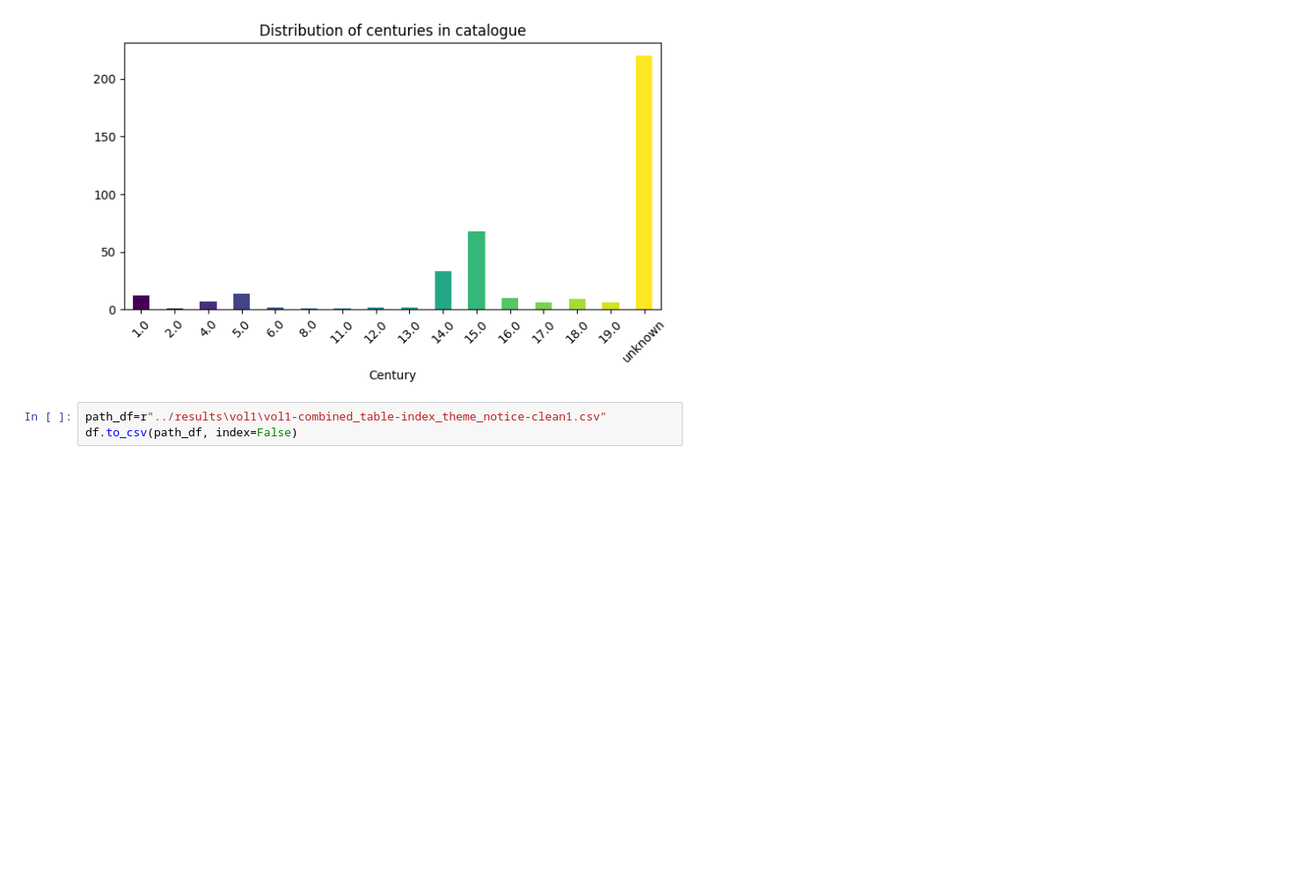
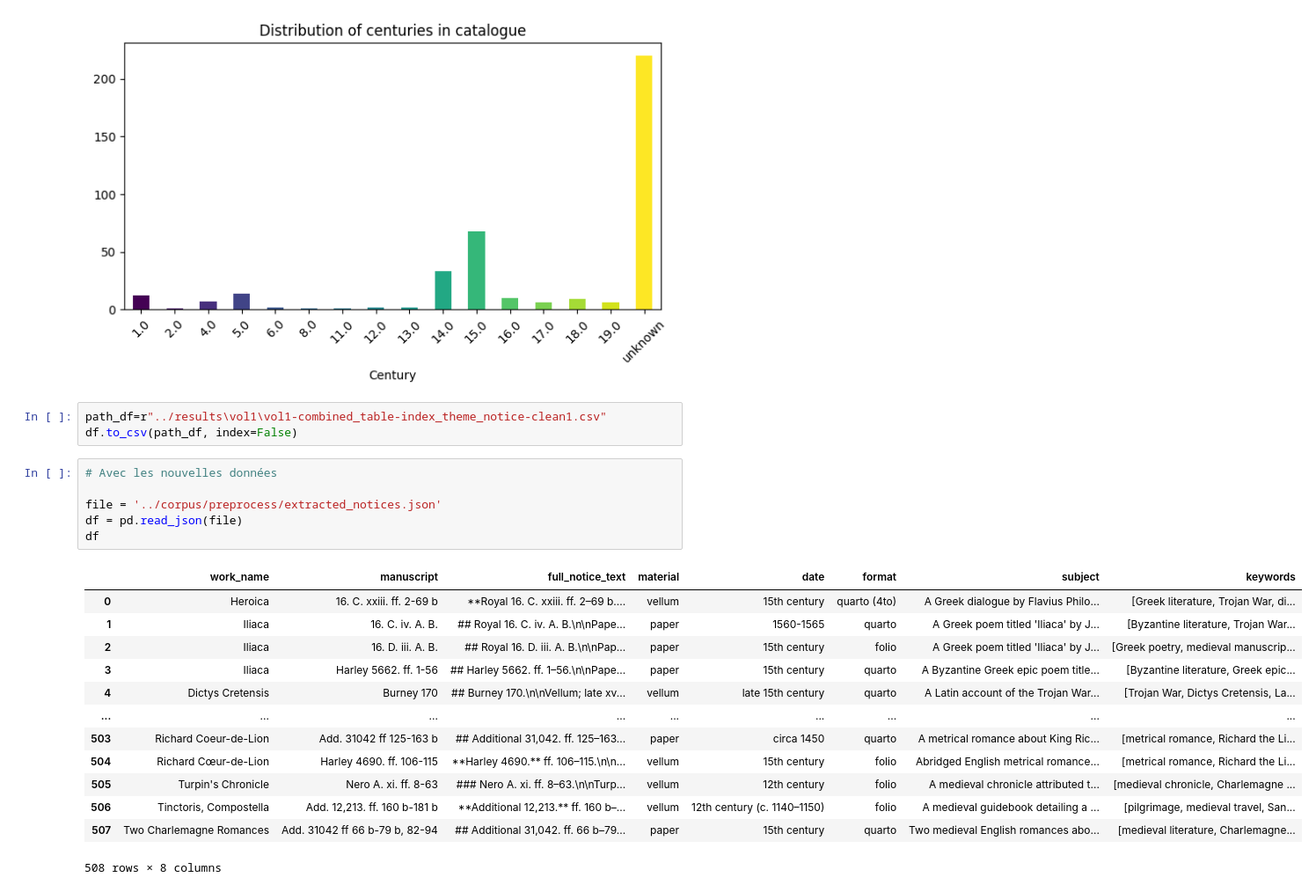
Before and after one commit to MathiasGarnier/CATASCRIPT, a Jupyter notebook: scripts/test_desc.ipynb, the cells around one changed output. Shown at 88% size. Cells and saved outputs as stored; diff of their text form; blank space fills up the shorter version.

```diff
--- a/scripts/test_desc.ipynb
+++ b/scripts/test_desc.ipynb
@@ -374,3 +374,23 @@ Name: count, dtype: int64
 # %%
 path_df=r"../results\vol1\vol1-combined_table-index_theme_notice-clean1.csv"
 df.to_csv(path_df, index=False)
+# %%
+# Avec les nouvelles données
+
+file = '../corpus/preprocess/extracted_notices.json'
+df = pd.read_json(file)
+df
+# %% [output]
+|  | work_name | manuscript | full_notice_text | material | date | format | subject | keywords |
+| 0 | Heroica | 16. C. xxiii. ff. 2-69 b | **Royal 16. C. xxiii. ff. 2–69 b.... | vellum | 15th century | quarto (4to) | A Greek dialogue by Flavius Philo... | [Greek literature, Trojan War, di... |
+| 1 | Iliaca | 16. C. iv. A. B. | ## Royal 16. C. iv. A. B.\n\nPape... | paper | 1560-1565 | quarto | A Greek poem titled 'Iliaca' by J... | [Byzantine literature, Trojan War... |
+| 2 | Iliaca | 16. D. iii. A. B. | ## Royal 16. D. iii. A. B.\n\nPap... | paper | 15th century | folio | A Greek poem titled 'Iliaca' by J... | [Greek poetry, medieval manuscrip... |
+| 3 | Iliaca | Harley 5662. ff. 1-56 | ## Harley 5662. ff. 1–56.\n\nPape... | paper | 15th century | quarto | A Byzantine Greek epic poem title... | [Byzantine literature, Greek epic... |
+| 4 | Dictys Cretensis | Burney 170 | ## Burney 170.\n\nVellum; late xv... | vellum | late 15th century | quarto | A Latin account of the Trojan War... | [Trojan War, Dictys Cretensis, La... |
+| ... | ... | ... | ... | ... | ... | ... | ... | ... |
+| 503 | Richard Coeur-de-Lion | Add. 31042 ff 125-163 b | ## Additional 31,042. ff. 125–163... | paper | circa 1450 | quarto | A metrical romance about King Ric... | [metrical romance, Richard the Li... |
+| 504 | Richard Cœur-de-Lion | Harley 4690. ff. 106-115 | **Harley 4690.** ff. 106–115.\n\n... | vellum | 15th century | folio | Abridged English metrical romance... | [metrical romance, Richard the Li... |
+| 505 | Turpin's Chronicle | Nero A. xi. ff. 8-63 | ### Nero A. xi. ff. 8–63.\n\nTurp... | vellum | 12th century | folio | A medieval chronicle attributed t... | [medieval chronicle, Charlemagne ... |
+| 506 | Tinctoris, Compostella | Add. 12,213. ff. 160 b-181 b | **Additional 12,213.** ff. 160 b–... | vellum | 12th century (c. 1140–1150) | folio | A medieval guidebook detailing a ... | [pilgrimage, medieval travel, San... |
+| 507 | Two Charlemagne Romances | Add. 31042 ff 66 b-79 b, 82-94 | ## Additional 31,042. ff. 66 b–79... | paper | 15th century | quarto | Two medieval English romances abo... | [medieval literature, Charlemagne... |
+508 rows × 8 columns
```
Also changed, not shown: parts of 1 cell of this notebook, 35 other files.
